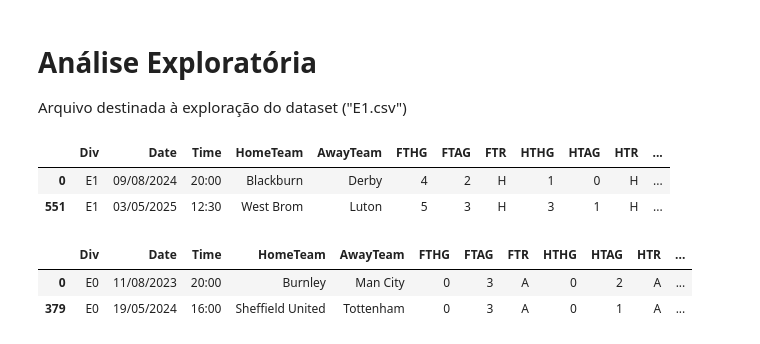
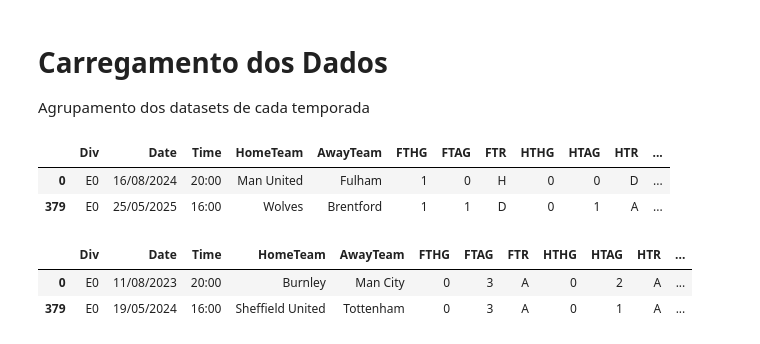
Before and after one commit to jparaldi/DataAnalysisICD, a Jupyter notebook: EDA/initial.ipynb, the cells around one changed output. Cells and saved outputs as stored; diff of their text form; code cells hidden in the pictures.

```diff
--- a/EDA/initial.ipynb
+++ b/EDA/initial.ipynb
@@ -1,6 +1,6 @@
 # %% [markdown]
-# Análise Exploratória
-Arquivo destinada à exploração do dataset ("E1.csv")
+# Carregamento dos Dados
+Agrupamento dos datasets de cada temporada
 # %%
 import pandas as pd
 import numpy as np
@@ -8,11 +8,11 @@ import matplotlib.pyplot as plt
 # %%
 pd.set_option("display.max_columns", None)
 # %%
-df24_25 = pd.read_csv("data/premier_24_25.csv")
+df24_25 = pd.read_csv("../data/premier_24_25.csv")
 df24_25['Season'] = 24
 df24_25.iloc[[0, -1]]
 # %% [output]
 |  | Div | Date | Time | HomeTeam | AwayTeam | FTHG | FTAG | FTR | HTHG | HTAG | HTR | ... |
-| 0 | E1 | 09/08/2024 | 20:00 | Blackburn | Derby | 4 | 2 | H | 1 | 0 | H | ... |
-| 551 | E1 | 03/05/2025 | 12:30 | West Brom | Luton | 5 | 3 | H | 3 | 1 | H | ... |
+| 0 | E0 | 16/08/2024 | 20:00 | Man United | Fulham | 1 | 0 | H | 0 | 0 | D | ... |
+| 379 | E0 | 25/05/2025 | 16:00 | Wolves | Brentford | 1 | 1 | D | 0 | 1 | A | ... |
 # %%
```
Also changed, not shown: parts of 12 cells of this notebook.
